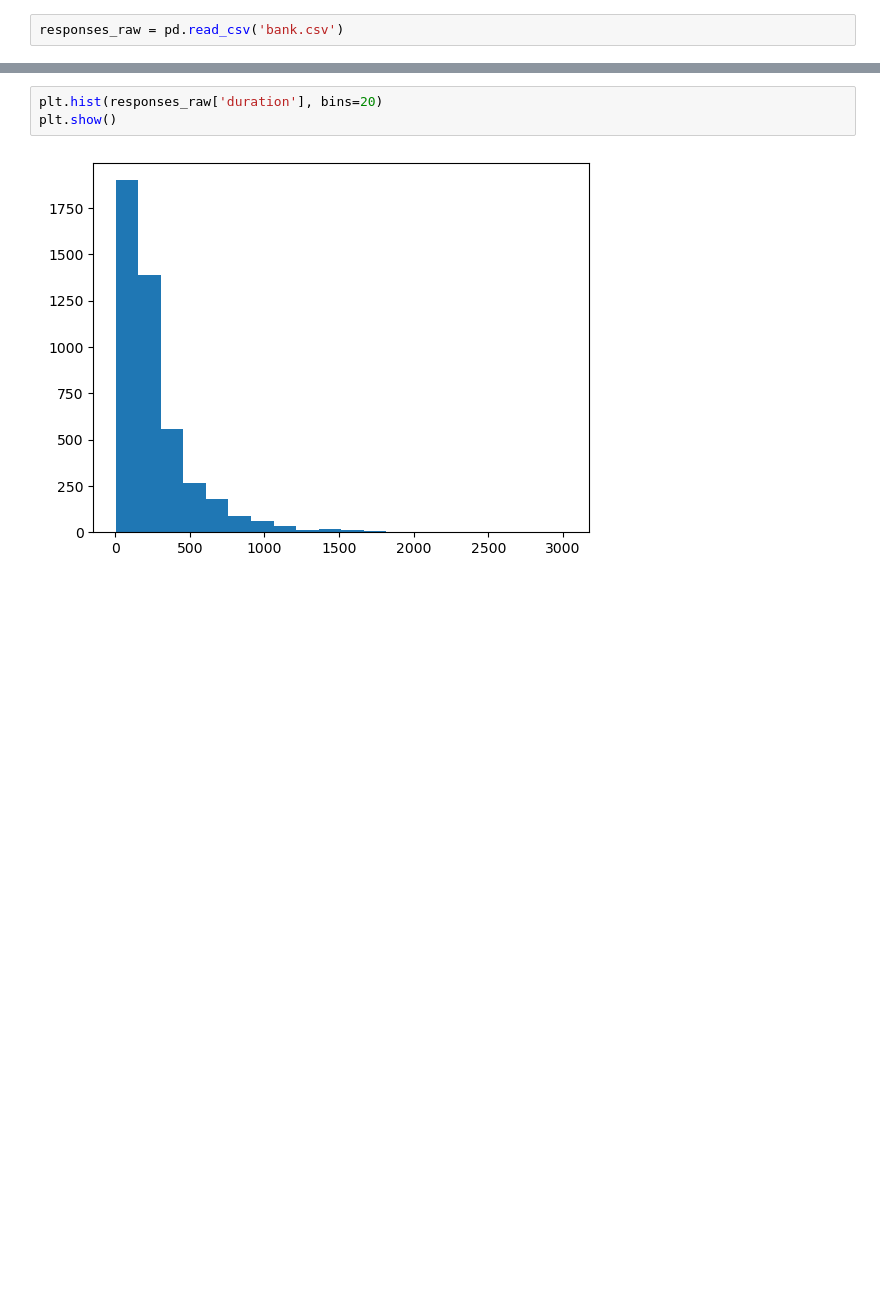
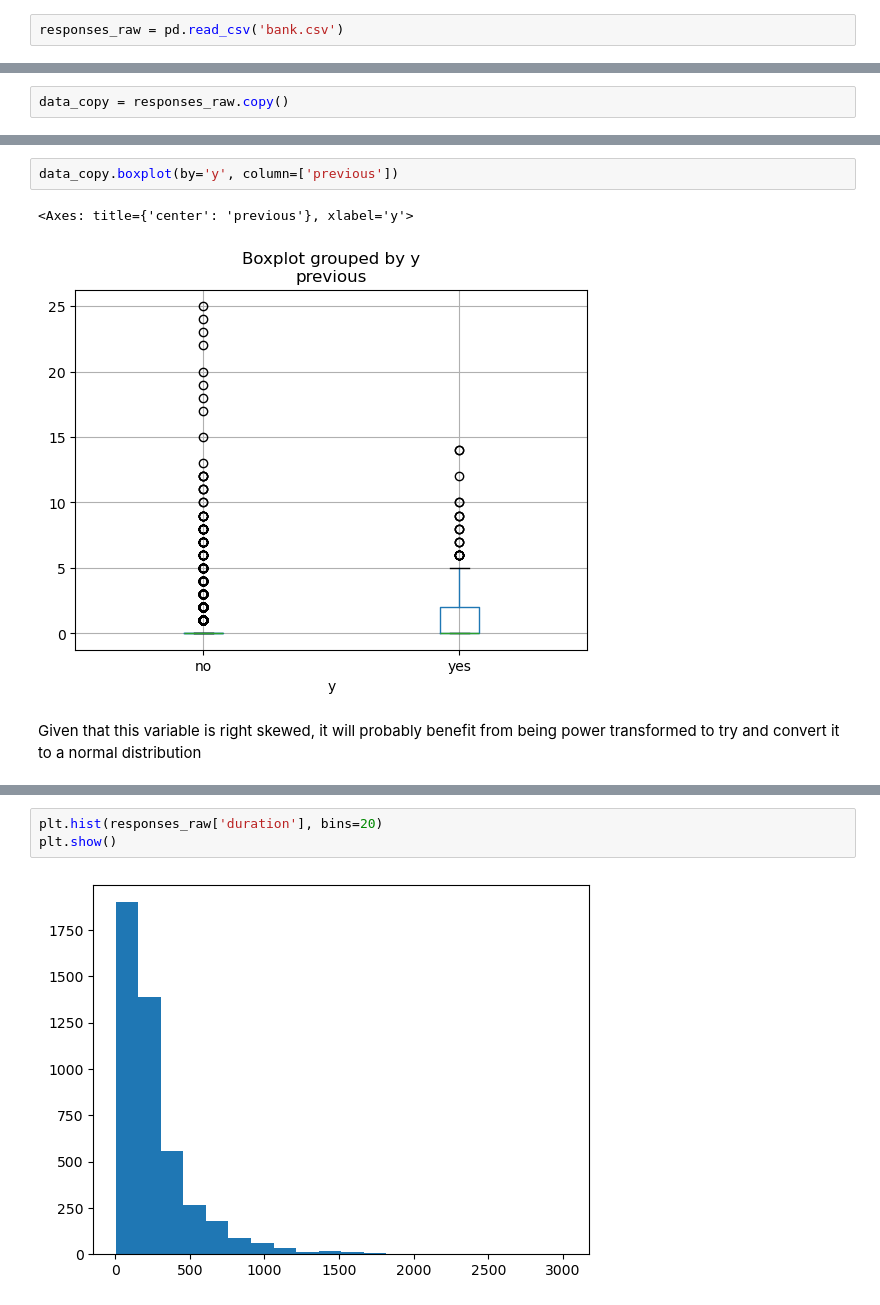
Before and after one commit to klmartin1998/spring2024-data622, a Jupyter notebook: assignments/assignment4/data622_final_project.ipynb, the cells around one changed output, grey strips where cells are left out. Drawn from its saved outputs; the diff is of its cells as text; blank space fills up the shorter version.

```diff
--- a/assignments/assignment4/data622_final_project.ipynb
+++ b/assignments/assignment4/data622_final_project.ipynb
@@ -42 +50,3 @@ responses_raw = pd.read_csv('bank.csv')
+# %%
+data_copy = responses_raw.copy()
 # %%
@@ -71 +93,8 @@ memory usage: 600.6+ KB
+# %%
+data_copy.boxplot(by='y', column=['previous'])
+# %% [output]
+<Axes: title={'center': 'previous'}, xlabel='y'>
+[figure, added]
+# %% [markdown]
+Given that this variable is right skewed, it will probably benefit from being power transformed to try and convert it to a normal distribution
 # %%
```
Also changed, not shown: parts of 71 cells of this notebook.
